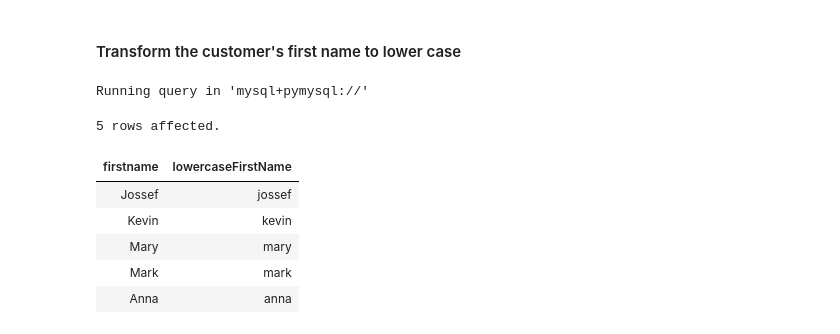
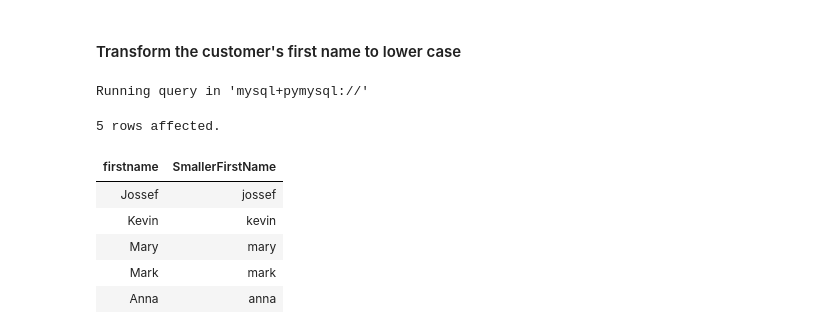
Before and after one commit to the-naman/Learn, a Jupyter notebook: SQL/SQL by Barra/My Notes/06. I - Row-Level Functions.ipynb, the cells around one changed output. Cells and saved outputs as stored; diff of their text form; code cells hidden in the pictures.

```diff
--- a/SQL/SQL by Barra/My Notes/06. I - Row-Level Functions.ipynb
+++ b/SQL/SQL by Barra/My Notes/06. I - Row-Level Functions.ipynb
@@ -68,12 +68,12 @@ LOWER : converts all characters to LOWERCASE
 # %%
 %%sql
 select firstname,
-    lower(firstname) as lowercaseFirstName
+    lower(firstname) as SmallerFirstName
 from customers;
 # %% [output]
 Running query in 'mysql+pymysql://'
 5 rows affected.
-| firstname | lowercaseFirstName |
+| firstname | SmallerFirstName |
 | Jossef | jossef |
 | Kevin | kevin |
 | Mary | mary |
```
Also changed, not shown: parts of 2 cells of this notebook.
